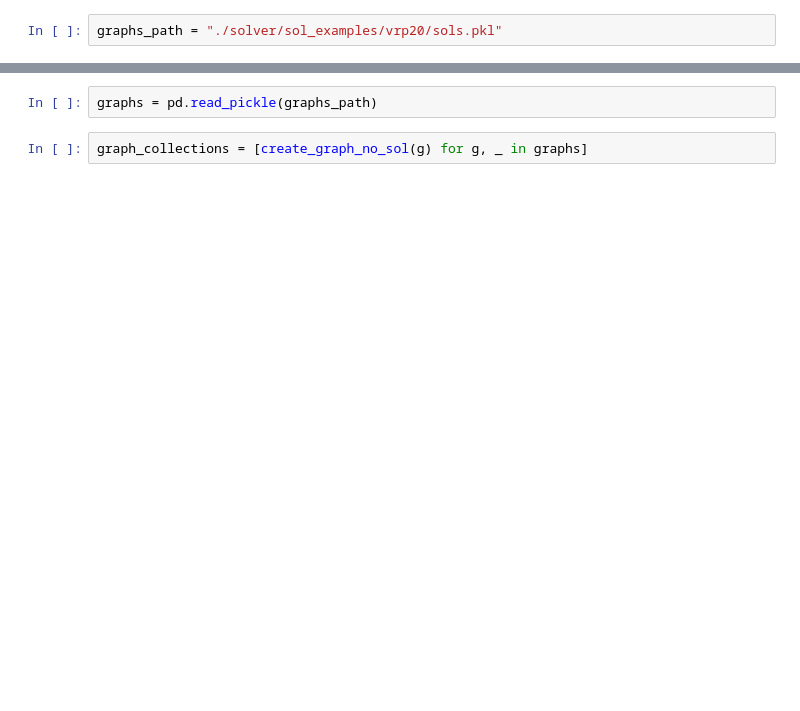
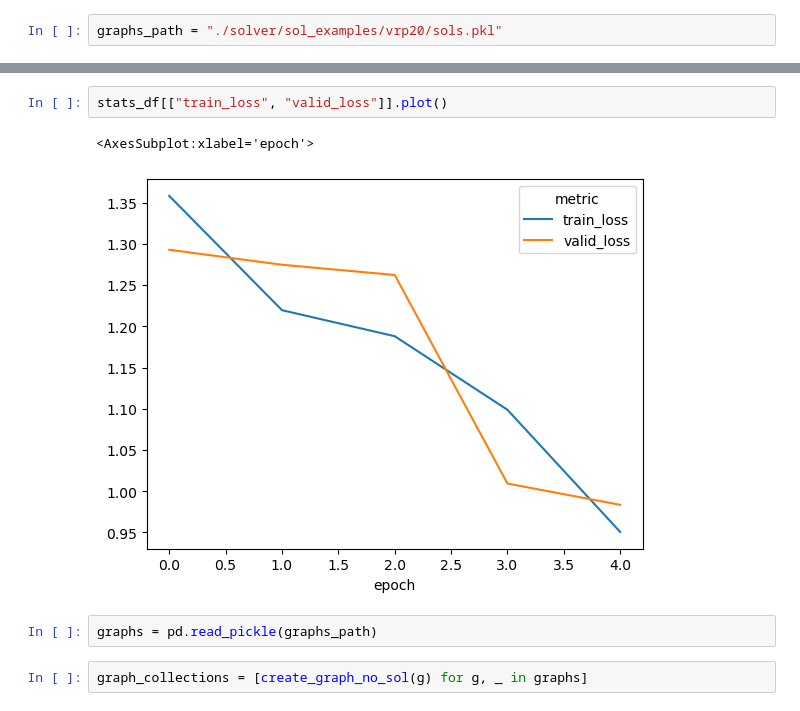
Before and after one commit to robgarct/cs224w, a Jupyter notebook: testing_end_to_end.ipynb, the cells around one changed output, grey strips where cells are left out. Drawn from its saved outputs; the diff is of its cells as text; blank space fills up the shorter version.

```diff
--- a/testing_end_to_end.ipynb
+++ b/testing_end_to_end.ipynb
@@ -48,3 +47,8 @@ Valid 11 - loss:0.9390, acc:0.6907, eval_avg_cost:7.4481
+# %%
+stats_df[["train_loss", "valid_loss"]].plot()
+# %% [output]
+<AxesSubplot:xlabel='epoch'>
+[figure, added]
 # %%
 graphs = pd.read_pickle(graphs_path)
 # %%
```
Also changed, not shown: parts of 65 cells of this notebook, 2 other files.
